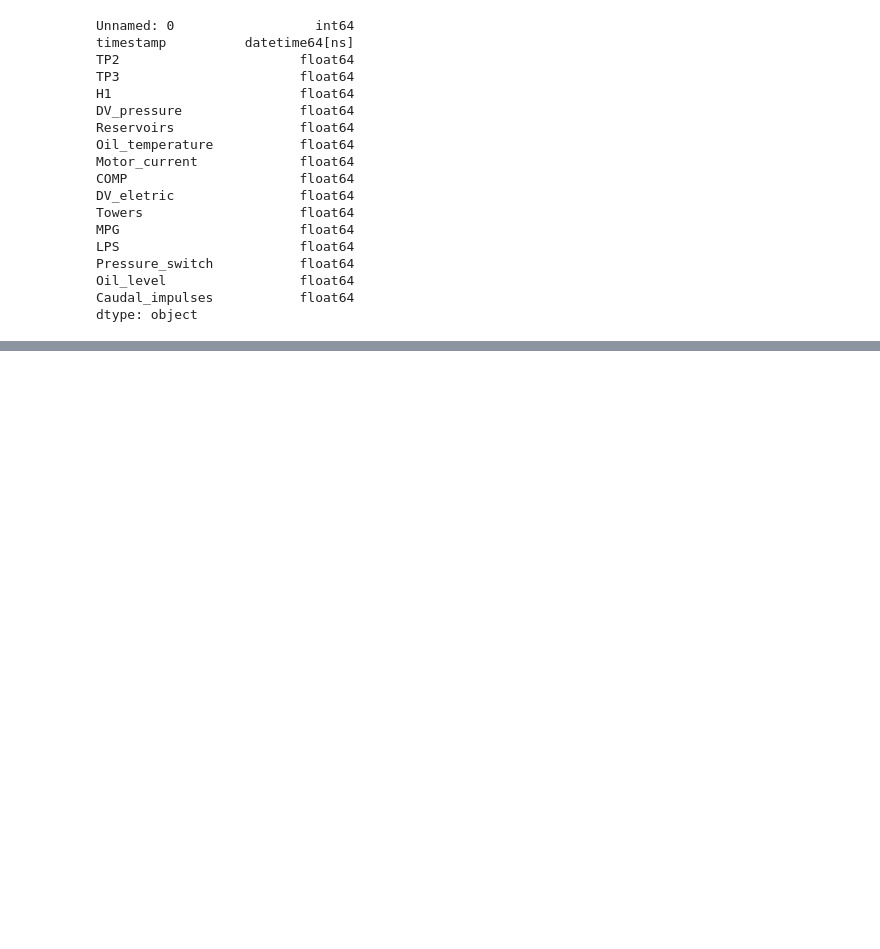
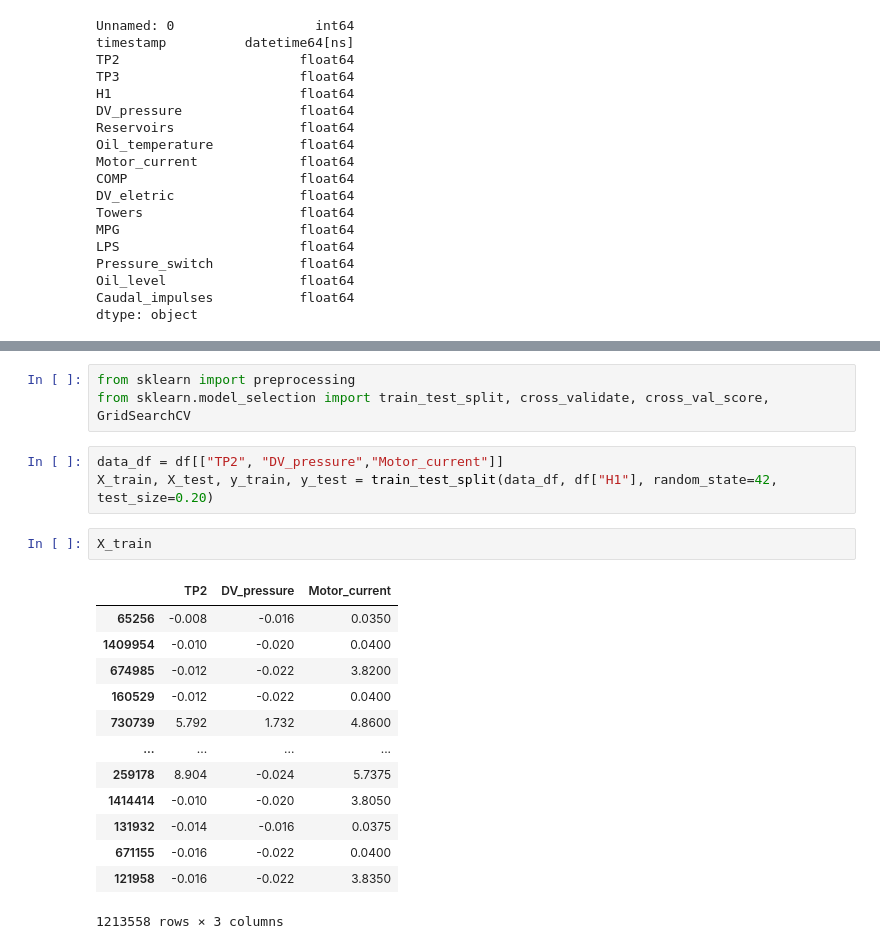
Before and after one commit to Maulik2493/IT496-T18, a Jupyter notebook: 202101210_Maharshi_Pipaliya/202101210_Maharshi_Pipaliya.ipynb, the cells around one changed output, grey strips where cells are left out. Saved outputs shown, nothing was run; the diff lists cells and outputs as text; blank space fills up the shorter version.

```diff
--- a/202101210_Maharshi_Pipaliya/202101210_Maharshi_Pipaliya.ipynb
+++ b/202101210_Maharshi_Pipaliya/202101210_Maharshi_Pipaliya.ipynb
@@ -219,0 +308,22 @@ COMP, DV_eletric, Towers,MPG, LPS,  Pressure_switch, Oil_level,and Caudal_impuls
+# %%
+from sklearn import preprocessing
+from sklearn.model_selection import train_test_split, cross_validate, cross_val_score, GridSearchCV
+# %%
+data_df = df[["TP2", "DV_pressure","Motor_current"]]
+X_train, X_test, y_train, y_test = train_test_split(data_df, df["H1"], random_state=42, test_size=0.20)
+# %%
+X_train
+# %% [output]
+|  | TP2 | DV_pressure | Motor_current |
+| 65256 | -0.008 | -0.016 | 0.0350 |
+| 1409954 | -0.010 | -0.020 | 0.0400 |
+| 674985 | -0.012 | -0.022 | 3.8200 |
+| 160529 | -0.012 | -0.022 | 0.0400 |
+| 730739 | 5.792 | 1.732 | 4.8600 |
+| ... | ... | ... | ... |
+| 259178 | 8.904 | -0.024 | 5.7375 |
+| 1414414 | -0.010 | -0.020 | 3.8050 |
+| 131932 | -0.014 | -0.016 | 0.0375 |
+| 671155 | -0.016 | -0.022 | 0.0400 |
+| 121958 | -0.016 | -0.022 | 3.8350 |
+1213558 rows × 3 columns
```
Also changed, not shown: parts of 18 cells of this notebook.
